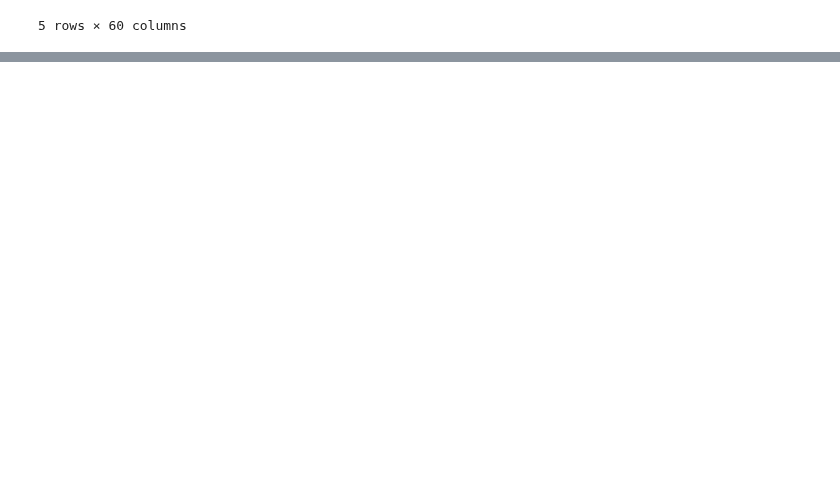
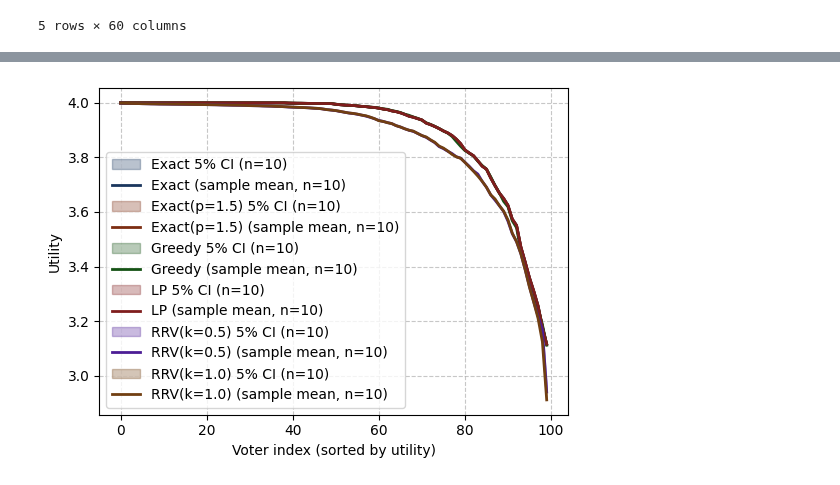
Before and after one commit to aaron-sandoval/generative_social_choice, a Jupyter notebook: generative_social_choice/plots/compare_voting_algs_on_chatbot_data.ipynb, the cells around one changed output, grey strips where cells are left out. Saved outputs shown, nothing was run; the diff lists cells and outputs as text; code cells hidden in the pictures; blank space fills up the shorter version.

Commit message:
Plot relative mth happiest person performance CIs for 6 voting algos relative to Exact on our pipeline results

```diff
--- a/generative_social_choice/plots/compare_voting_algs_on_chatbot_data.ipynb
+++ b/generative_social_choice/plots/compare_voting_algs_on_chatbot_data.ipynb
@@ -179,7 +181,7 @@ for run_id in df_ours.columns.get_level_values('run_id').unique():
         # Store the result with run_id and algorithm name
         results_data.append({
             'run_id': run_id,
-            'algorithm': voting_algorithm.name,
+            'algorithm': voting_algorithm,
             'utilities': voter_utilities_series,
             'assignments': assignments['candidate_id'],
             'slate': sorted(slate)
@@ -253,0 +258,3 @@ df_slates
+# %%
+all_run_ids: list[int] = df_voter_utilities.columns.get_level_values('run_id').unique()
+# run_ids_to_plot: list[int] = [3]
@@ -253,0 +301,28 @@ df_slates
+# %%
+# run_ids_to_plot: list[int] = [0, 1]
+run_ids_to_plot: list[int] = all_run_ids
+# algos_to_plot = [ExactTotalUtilityMaximization(), ReweightedRangeVoting(k=1.0)]
+algos_to_plot = voting_algorithms_to_test
+
+# Filter columns by run_ids_to_plot and algos_to_plot
+# Get display names from algos_to_plot
+algo_display_names = [
+    algo.display_name if hasattr(algo, 'display_name') else str(algo)
+    for algo in algos_to_plot
+]
+
+# Filter columns where run_id is in run_ids_to_plot and algorithm is in algo_display_names
+if isinstance(utilities_swapped_index_levels.columns, pd.MultiIndex):
+    filtered_cols = [
+        col for col in utilities_swapped_index_levels.columns
+        if col[1] in run_ids_to_plot and col[0] in algo_display_names
+    ]
+else:
+    # Simple columns case - filter by algo_display_names only
+    filtered_cols = [
+        col for col in utilities_swapped_index_levels.columns
+        if col in algo_display_names
+    ]
+
+utilities_for_line_plot = utilities_swapped_index_levels[filtered_cols]
+utilities_for_line_plot
@@ -253,0 +354,4 @@ df_slates
+# %%
+figs = plot_sorted_utility_CIs(utilities_for_line_plot, confidence_level=.05, figsize=(5.5, 4))
+# %% [output]
+[figure, added]
```
Also changed, not shown: parts of 7 cells of this notebook, 1 other file.
